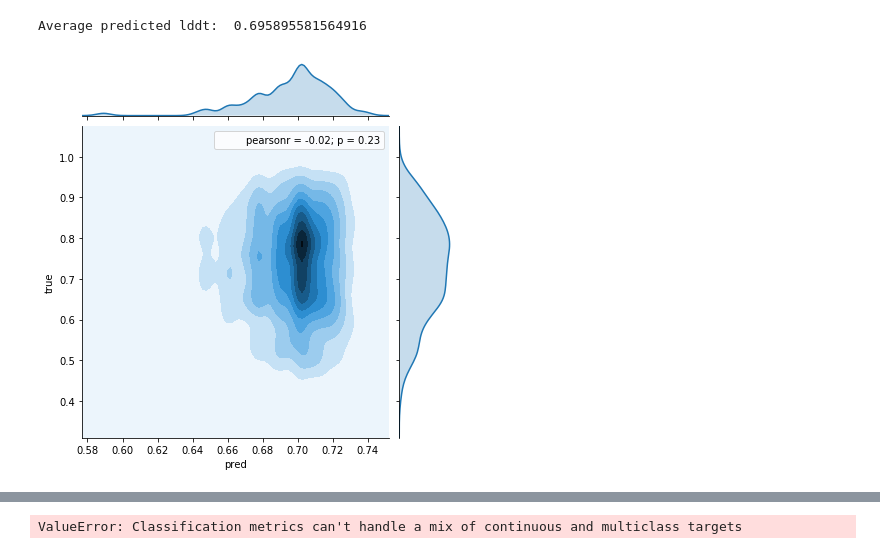
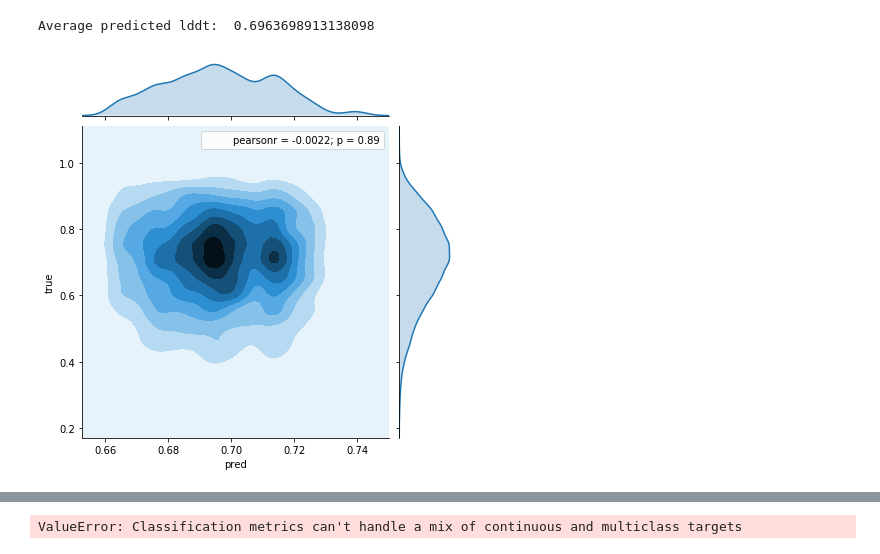
Before and after one commit to patrickbryant1/basic_scilife_scripts, a Jupyter notebook: models/model_analysis.ipynb, the cells around one changed output, grey strips where cells are left out. Saved outputs shown, nothing was run; the diff lists cells and outputs as text; code cells hidden in the pictures.

```diff
--- a/models/model_analysis.ipynb
+++ b/models/model_analysis.ipynb
@@ -49,14 +41,17 @@ Average lddt:
 # %%
 df = pd.read_csv('validation.tsv', sep = '\t')
 df.columns=['pred', 'true']
+true = []
 pred = []
-for i in df['pred']:
-    pred.append(literal_eval(i)[0])
+for i in range(0,len(df['pred'])):
+    pred.append(literal_eval(df['pred'][i])[0])
+    true.append(literal_eval(df['true'][i])[0])
+df['true'] = true
 df['pred'] = pred
 g = sns.jointplot(x='pred', y = 'true', data = df, kind = 'kde')
 g.annotate(stats.pearsonr)
 print('Average predicted lddt: ', np.average(pred) )
 # %% [output]
-Average predicted lddt:  0.695895581564916
+Average predicted lddt:  0.6963698913138098
-[figure, old version]
+[figure, new version]
 # %%
```
Also changed, not shown: parts of 2 cells of this notebook, 2 other files.
